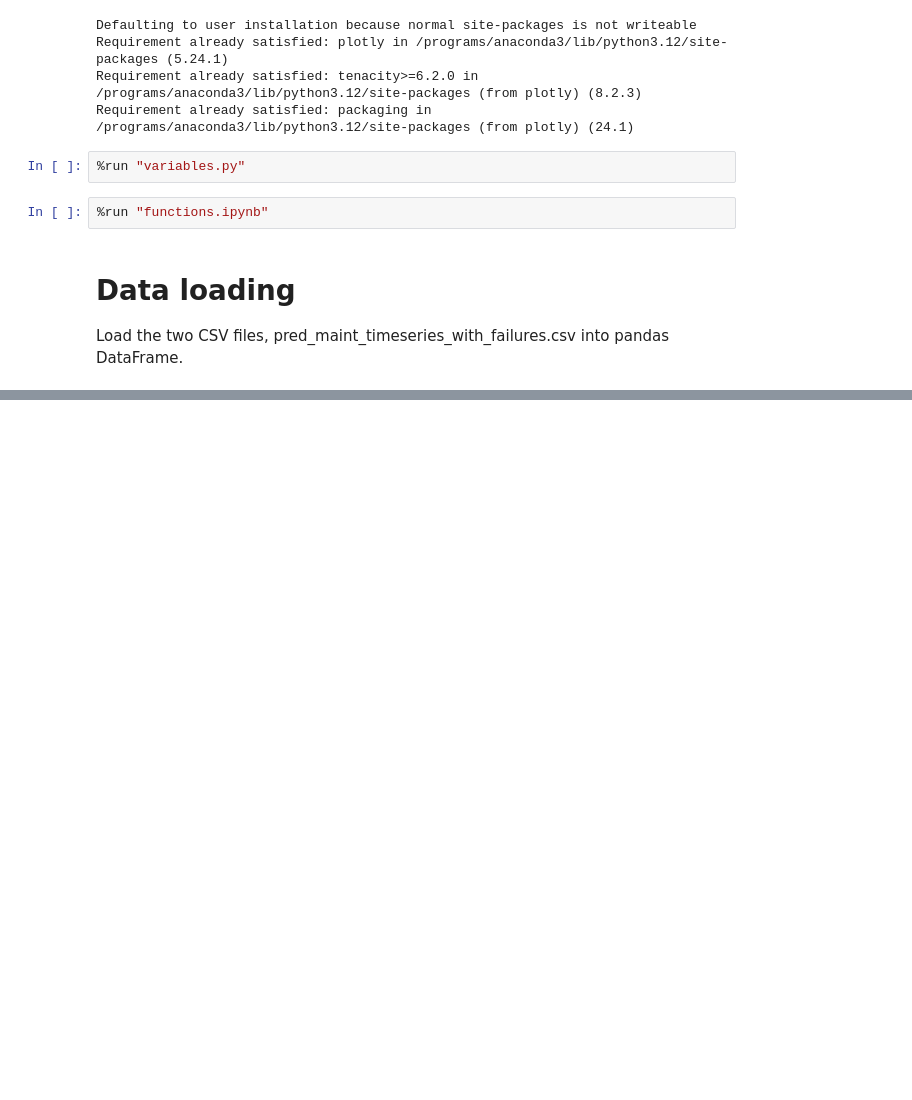
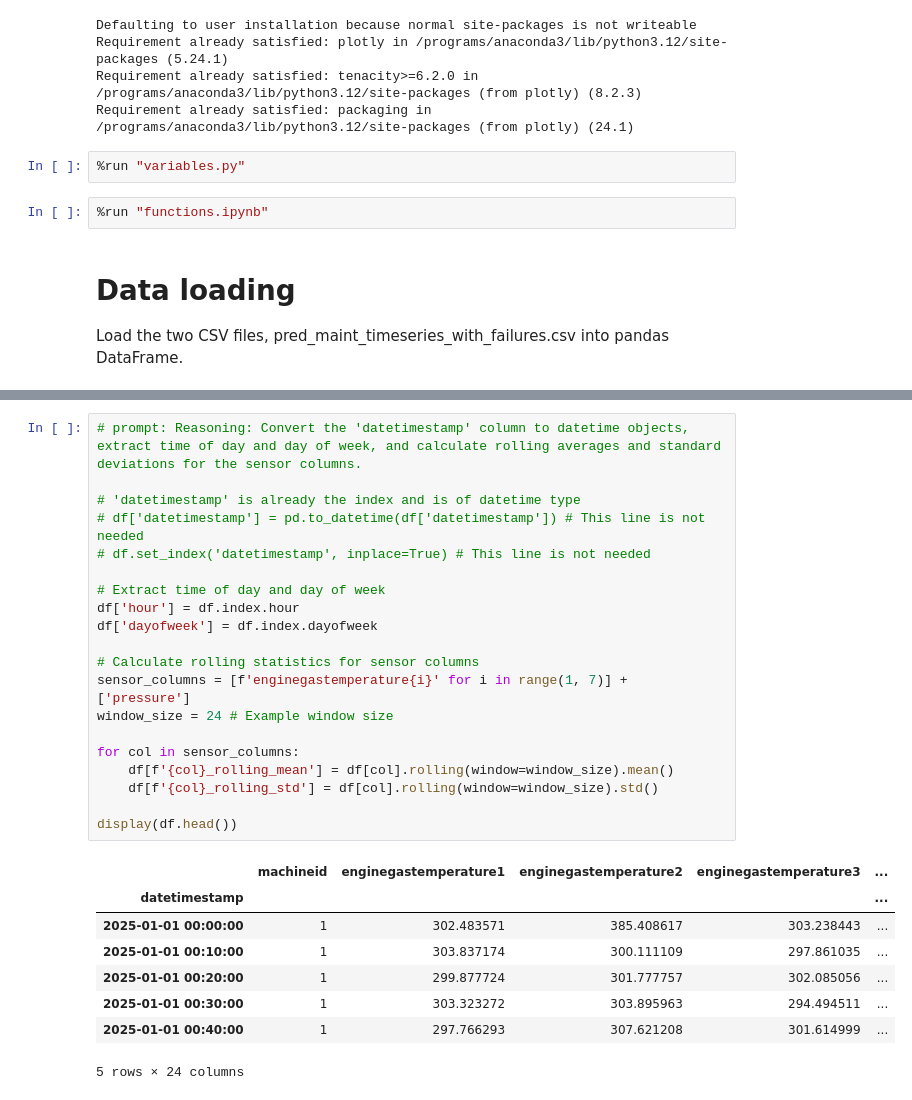
Before and after one commit to rosa-lpz/Data-Science-Portfolio, a Jupyter notebook: Predictive Maintenance/pred_maint_failures/notebooks/02-feature-engineering.ipynb, the cells around one changed output, grey strips where cells are left out. Cells and saved outputs as stored; diff of their text form; blank space fills up the shorter version.

```diff
--- a/Predictive Maintenance/pred_maint_failures/notebooks/02-feature-engineering.ipynb
+++ b/Predictive Maintenance/pred_maint_failures/notebooks/02-feature-engineering.ipynb
@@ -36,0 +63,29 @@ display(df.head())
+# %%
+# prompt: Reasoning: Convert the 'datetimestamp' column to datetime objects, extract time of day and day of week, and calculate rolling averages and standard deviations for the sensor columns.
+
+# 'datetimestamp' is already the index and is of datetime type
+# df['datetimestamp'] = pd.to_datetime(df['datetimestamp']) # This line is not needed
+# df.set_index('datetimestamp', inplace=True) # This line is not needed
+
+# Extract time of day and day of week
+df['hour'] = df.index.hour
+df['dayofweek'] = df.index.dayofweek
+
+# Calculate rolling statistics for sensor columns
+sensor_columns = [f'enginegastemperature{i}' for i in range(1, 7)] + ['pressure']
+window_size = 24 # Example window size
+
+for col in sensor_columns:
+    df[f'{col}_rolling_mean'] = df[col].rolling(window=window_size).mean()
+    df[f'{col}_rolling_std'] = df[col].rolling(window=window_size).std()
+
+display(df.head())
+# %% [output]
+|  | machineid | enginegastemperature1 | enginegastemperature2 | enginegastemperature3 | ... |
+| datetimestamp |  |  |  |  | ... |
+| 2025-01-01 00:00:00 | 1 | 302.483571 | 385.408617 | 303.238443 | ... |
+| 2025-01-01 00:10:00 | 1 | 303.837174 | 300.111109 | 297.861035 | ... |
+| 2025-01-01 00:20:00 | 1 | 299.877724 | 301.777757 | 302.085056 | ... |
+| 2025-01-01 00:30:00 | 1 | 303.323272 | 303.895963 | 294.494511 | ... |
+| 2025-01-01 00:40:00 | 1 | 297.766293 | 307.621208 | 301.614999 | ... |
+5 rows × 24 columns
```
Also changed, not shown: parts of 12 cells of this notebook, 1 other file.
